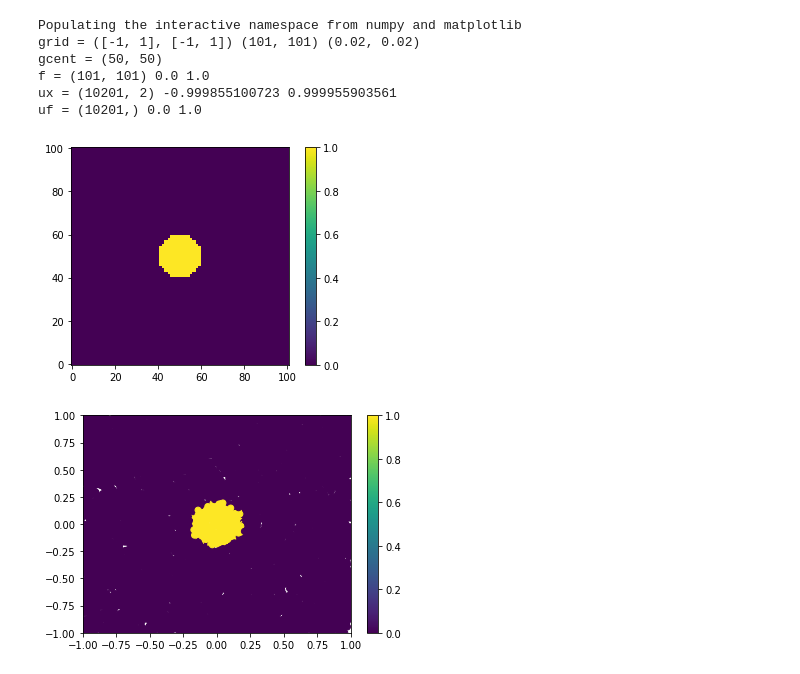
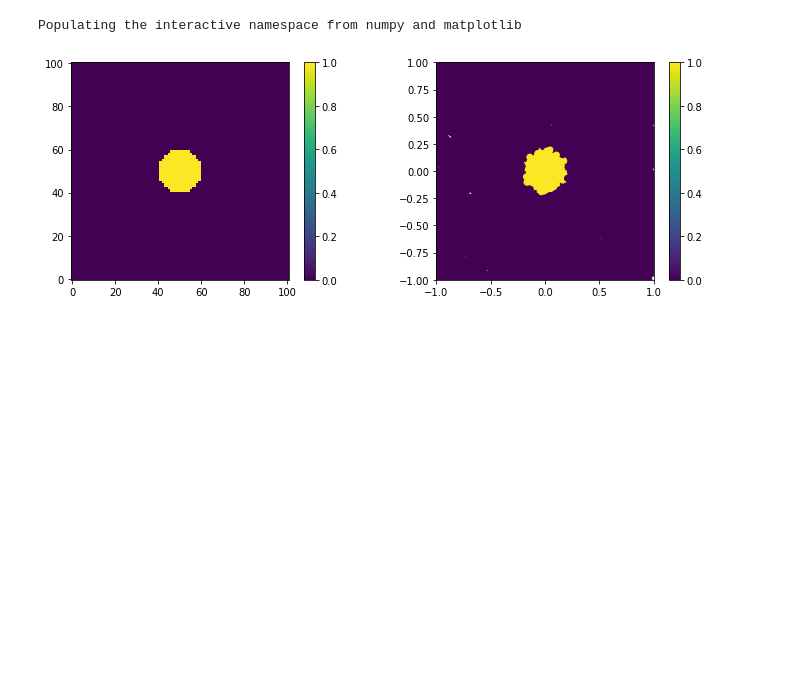
Before and after one commit to bhatiaharsh/naturalHHD, a Jupyter notebook: pynhhd-v1.1/examples/ex-poisson2d.ipynb, the cells around one changed output. Drawn from its saved outputs; the diff is of its cells as text; code cells hidden in the pictures; blank space fills up the shorter version.

```diff
--- a/pynhhd-v1.1/examples/ex-poisson2d.ipynb
+++ b/pynhhd-v1.1/examples/ex-poisson2d.ipynb
@@ -1,9 +1,15 @@
 # %%
-import numpy
+import numpy as np
 import matplotlib.pyplot as plt
 
 %pylab inline --no-import-all
-numpy.random.seed(0)
+np.random.seed(0)
+
+import logging
+LOGGER = logging.getLogger(__name__)
+
+from pynhhd import create_logger
+create_logger(logging.INFO)
 
 # -----------------------------------------------------
 # create a regular grid
@@ -20,62 +26,59 @@ gcent = ( (gdims[0]-1)/2, (gdims[1]-1)/2 )
 # (dy,dx)
 gdx = ((gextents[0][1]-gextents[0][0]) / (gdims[0]-1.),
        (gextents[1][1]-gextents[1][0]) / (gdims[1]-1.))
 
-print 'grid =', gextents, gdims, gdx
-print 'gcent =', gcent
+LOGGER.info('grid = {}, {}, {}'.format(gextents, gdims, gdx))
+LOGGER.info('gcent = {}'.format(gcent))
 
 # -----------------------------------------------------
 # create a function on regular grid and some unstructured points
 
 k = 0.2
 
-f = numpy.zeros(gdims)
-for y in xrange(gdims[0]):
-    for x in xrange(gdims[1]):
+f = np.zeros(gdims)
+for y in range(gdims[0]):
+    for x in range(gdims[1]):
 
         p = [gdx[0]*(y-gcent[0]), gdx[1]*(x-gcent[1])]
-        if numpy.linalg.norm(p) < k:
+        if np.linalg.norm(p) < k:
             f[y,x] = 1
 
-print 'f =', f.shape, f.min(), f.max()
-
-# display the function
-fig = plt.figure()
-plt.imshow(f, origin='lower')
-plt.colorbar()
+LOGGER.info('f = {}, {}, {}'.format(f.shape, f.min(), f.max()))
 
 # -----------------------------------------------------
 # unstructured points
 n_points = gdims[0]*gdims[1]
-ux = numpy.random.rand(n_points, 2)
+ux = np.random.rand(n_points, 2)
 
 # translate from [0,1] to gextents
-for d in xrange(2):
+for d in range(2):
     ux[:,d] = ux[:,d]*(gextents[d][1]-gextents[d][0]) + gextents[d][0]
-print 'ux =', ux.shape, ux.min(), ux.max()
+LOGGER.info('ux = {}, {}, {}'.format(ux.shape, ux.min(), ux.max()))
 
+uf = np.zeros(n_points)
+srad = np.linalg.norm(ux, axis=1)
+uf[ srad < k ] = 1
+LOGGER.info('uf = {}, {}, {}'.format(uf.shape, uf.min(), uf.max()))
 
-uf = numpy.zeros(n_points)
-srad = numpy.linalg.norm(ux, axis=1)
-uf[ srad < k ] = 1
-print 'uf =', uf.shape, uf.min(), uf.max()
+# -----------------------------------------------------
+fig, axs = plt.subplots(nrows=1, ncols=2, figsize=(12,4))
 
 # display the function
-fig = plt.figure()
-plt.scatter(ux[:,0], ux[:,1], c=uf)
-plt.colorbar()
-plt.xlim(gextents[1][0], gextents[1][1])
-plt.ylim(gextents[0][0], gextents[0][1])
+ax1 = axs[0]
+im = ax1.imshow(f, origin='lower')
+fig.colorbar(im, ax=ax1)
 
+# display the function
+ax2 = axs[1]
+im = ax2.scatter(ux[:,0], ux[:,1], c=uf)
+fig.colorbar(im, ax=ax2)
+
+ax2.set_xlim(gextents[1][0], gextents[1][1])
+ax2.set_ylim(gextents[0][0], gextents[0][1])
+ax2.set_aspect('equal', 'box')
 
 plt.show()
 # %% [output]
 Populating the interactive namespace from numpy and matplotlib
-grid = ([-1, 1], [-1, 1]) (101, 101) (0.02, 0.02)
-gcent = (50, 50)
-f = (101, 101) 0.0 1.0
-ux = (10201, 2) -0.999855100723 0.999955903561
-uf = (10201,) 0.0 1.0
-[figure, old version]
+[figure, new version]
-[figure, removed]
 # %%
```
Also changed, not shown: parts of 1 cell of this notebook, 16 other files.
